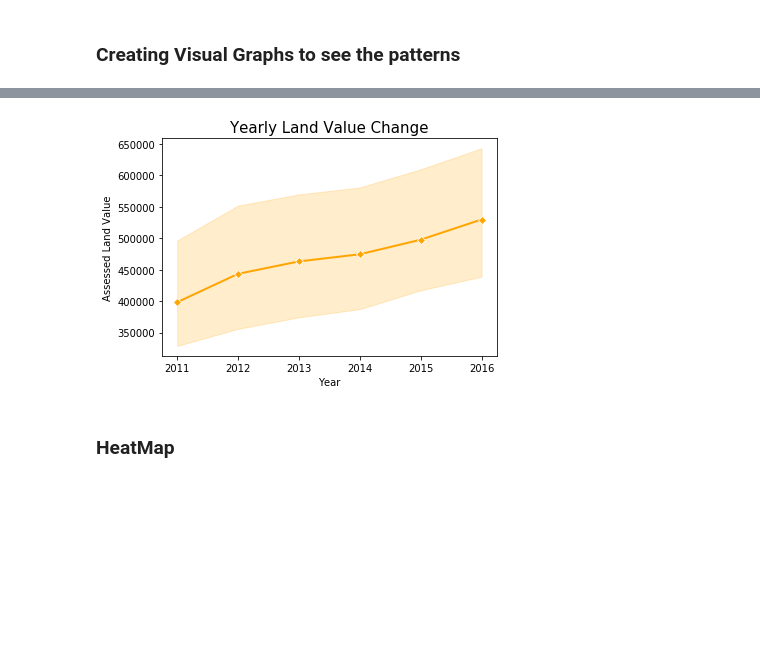
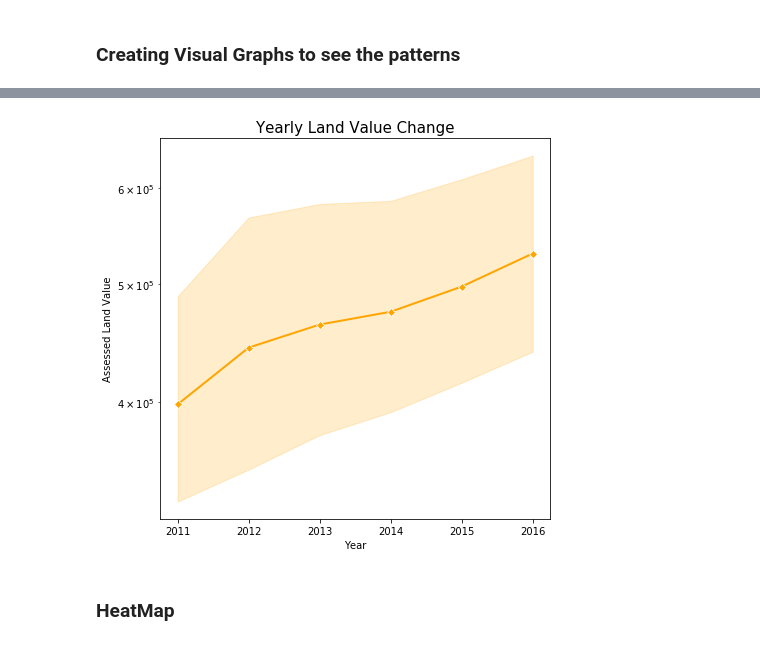
Before and after one commit to rochiecuevas/shared_accommodations, a Jupyter notebook: Data visualisation.ipynb, the cells around one changed output, grey strips where cells are left out. Saved outputs shown, nothing was run; the diff lists cells and outputs as text; code cells hidden in the pictures; blank space fills up the shorter version.

```diff
--- a/Data visualisation.ipynb
+++ b/Data visualisation.ipynb
@@ -63,10 +66,12 @@ plt.show()
 # %%
 #Creating a graph that will show yearly change in Land Value
+fig, ax = plt.subplots(figsize=(7, 7))
+ax.set(yscale="log")
 sns.lineplot(x = yearly_price_change["Year"], y = yearly_price_change["Assessed Land Value"],
              marker ='D', linewidth=2, color = "Orange")
 plt.title("Yearly Land Value Change", fontsize=15)
 plt.show()
 # %% [output]
-[figure, old version]
+[figure, new version]
 # %% [markdown]
 ### HeatMap
```
Also changed, not shown: parts of 10 cells of this notebook, 4 other files.
